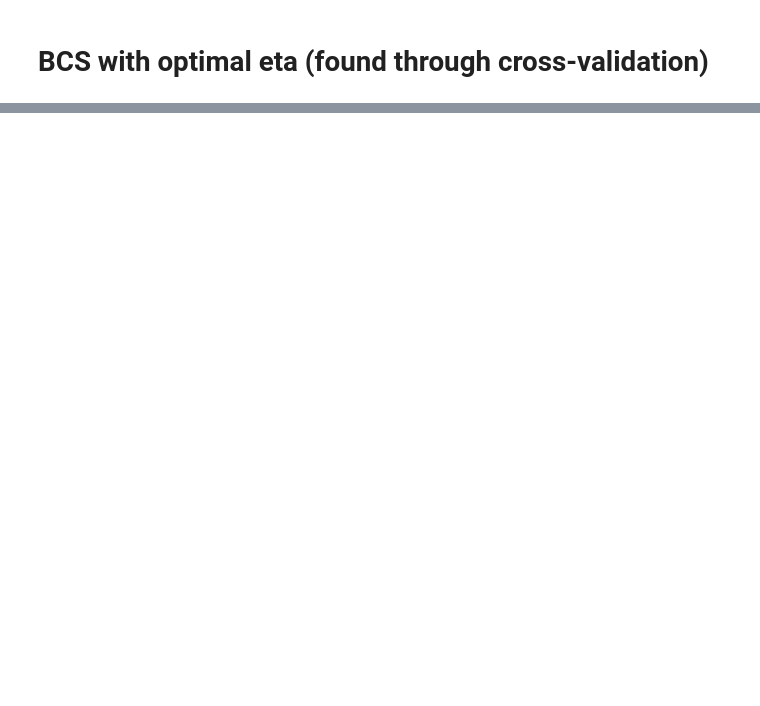
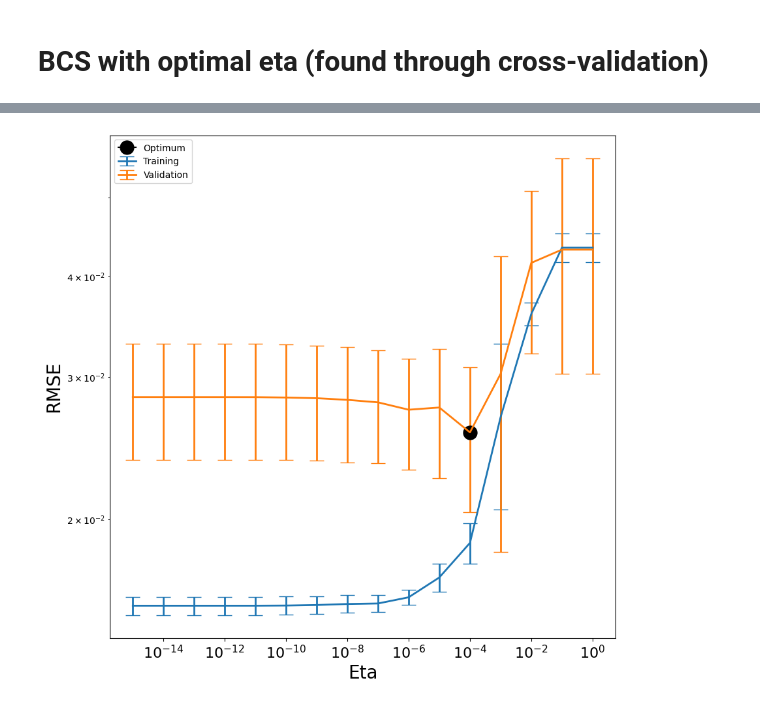
Before and after one commit to sandialabs/pytuq, a Jupyter notebook: examples/surrogates/ex_genz_bcs.ipynb, the cells around one changed output, grey strips where cells are left out. Saved outputs shown, nothing was run; the diff lists cells and outputs as text; code cells hidden in the pictures; blank space fills up the shorter version.

```diff
--- a/examples/surrogates/ex_genz_bcs.ipynb
+++ b/examples/surrogates/ex_genz_bcs.ipynb
@@ -171,6 +242,0 @@ Instead of using a default eta, we call the cross-validation algorithm, `optimiz
-# %%
-# We first create a list of possible etas to pass in: [1e-16, 1e-15, ... , 1e-2, 1e-1, 1]
-etas = 1/np.power(10,[i for i in range(0,16)])
-
-# Then, we call the function to choose the optimal eta:
-eta_opt = optimize_eta(pce_surr, etas, 10, plot=True)
@@ -445,0 +453,8 @@ def optimize_eta(pce, etas, nfolds, verbose=0, plot=False):
+# %%
+# We first create a list of possible etas to pass in: [1e-16, 1e-15, ... , 1e-2, 1e-1, 1]
+etas = 1/np.power(10,[i for i in range(0,16)])
+
+# Then, we call the function to choose the optimal eta:
+eta_opt = optimize_eta(pce_surr, etas, 10, verbose = True, plot=True)
+# %% [output]
+[figure, added]
```
Also changed, not shown: parts of 48 cells of this notebook.
